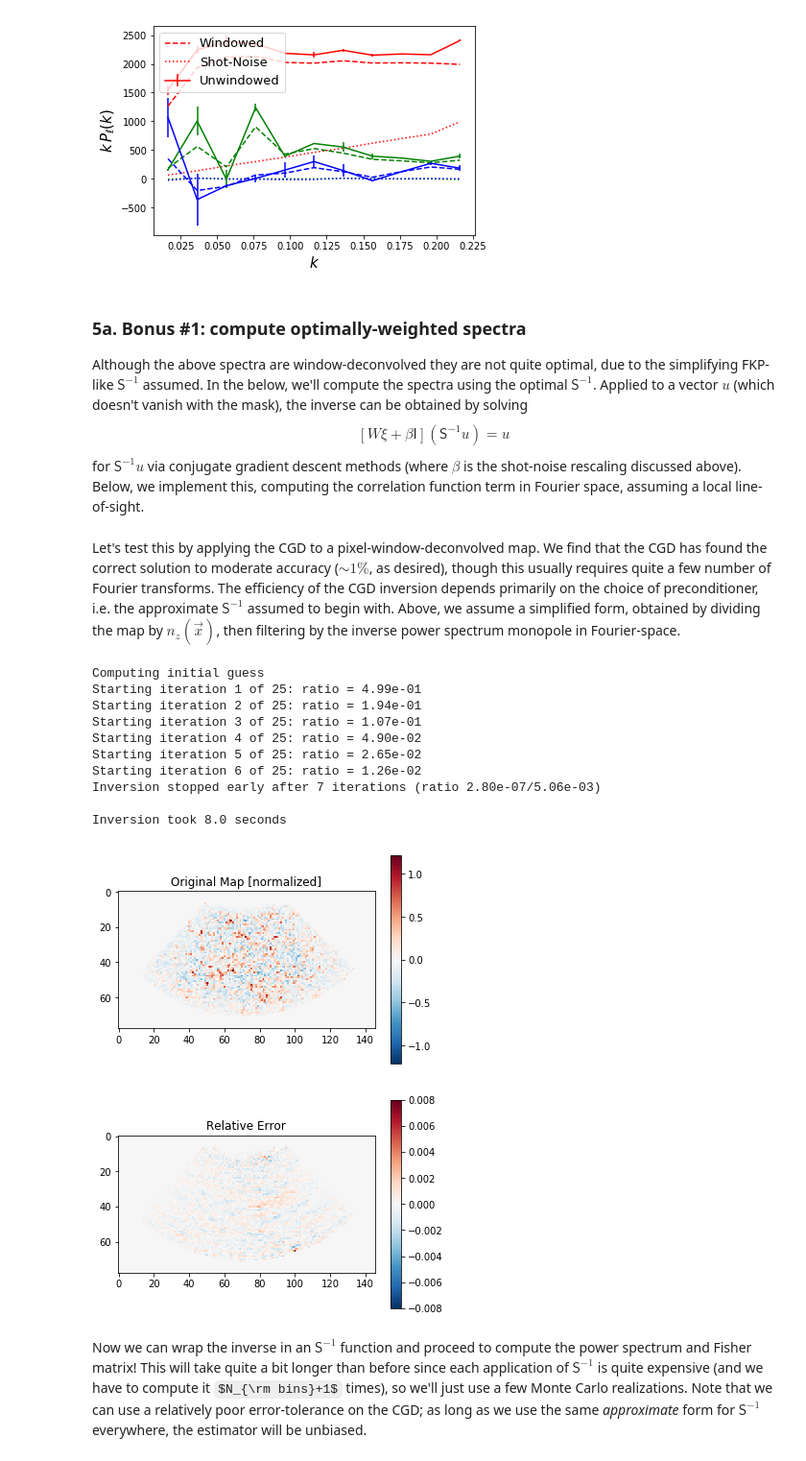
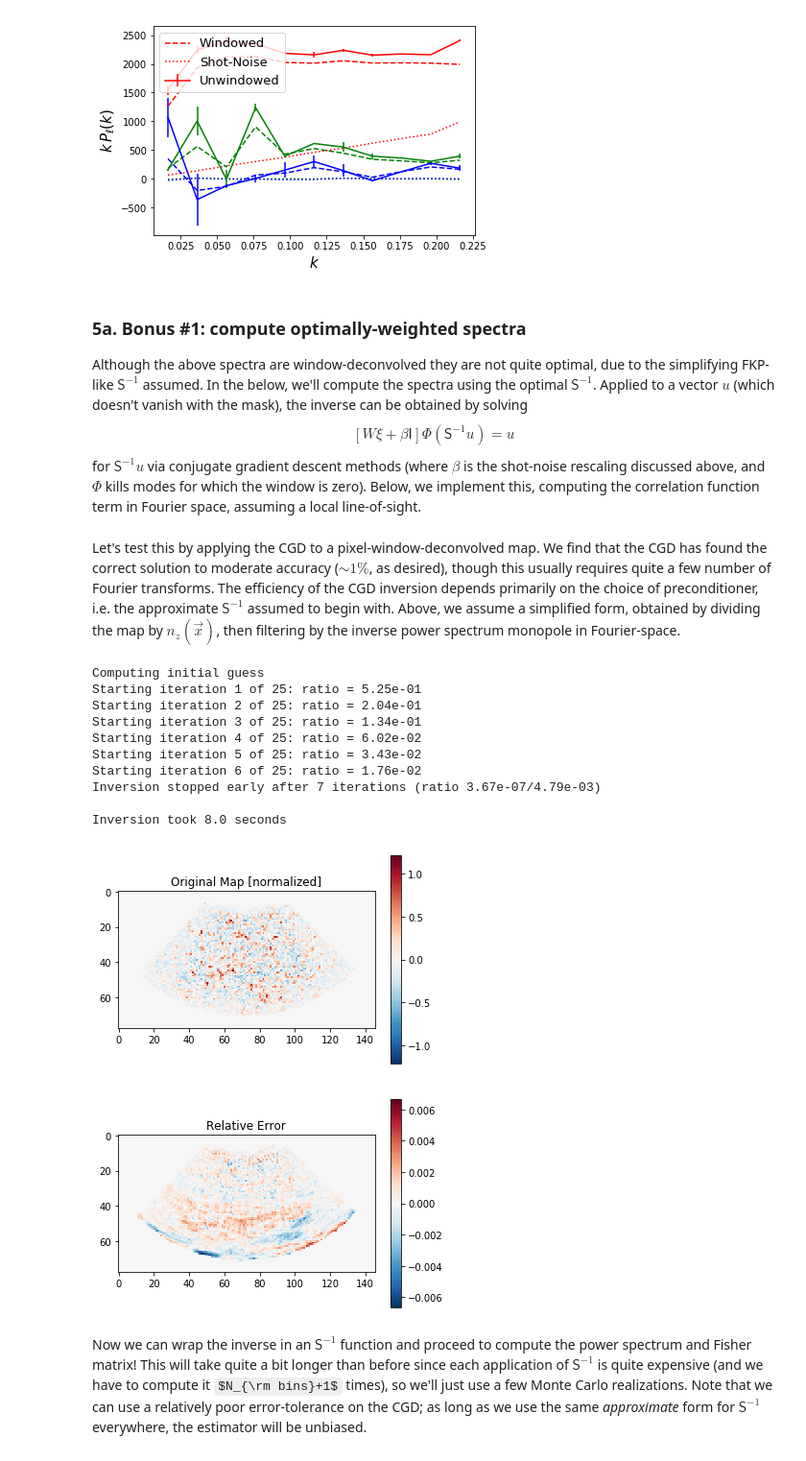
Before and after one commit to oliverphilcox/PolyBin3D, a Jupyter notebook: Tutorial 3 - BOSS Pk Multipoles.ipynb, the cells around one changed output. Shown at 96% size. Drawn from its saved outputs; the diff is of its cells as text; code cells hidden in the pictures; some formulas as TeX source.

```diff
--- a/Tutorial 3 - BOSS Pk Multipoles.ipynb
+++ b/Tutorial 3 - BOSS Pk Multipoles.ipynb
@@ -476,8 +478,8 @@ plt.xlim(k_cen[0]-dk/2,k_cen[-1]+dk/2);
 ### 5a. Bonus #1: compute optimally-weighted spectra
 
 Although the above spectra are window-deconvolved they are not quite optimal, due to the simplifying FKP-like $\mathsf{S}^{-1}$ assumed. In the below, we'll compute the spectra using the optimal $\mathsf{S}^{-1}$. Applied to a vector $u$ (which doesn't vanish with the mask), the inverse can be obtained by solving
-$$[W\xi + \beta \mathsf{I}]\left(\mathsf{S}^{-1}u\right) = u$$
-for $\mathsf{S}^{-1}u$ via conjugate gradient descent methods (where $\beta$ is the shot-noise rescaling discussed above). Below, we implement this, computing the correlation function term in Fourier space, assuming a local line-of-sight.
+$$[W\xi + \beta \mathsf{I}]\Phi\left(\mathsf{S}^{-1}u\right) = u$$
+for $\mathsf{S}^{-1}u$ via conjugate gradient descent methods (where $\beta$ is the shot-noise rescaling discussed above, and $\Phi$ kills modes for which the window is zero). Below, we implement this, computing the correlation function term in Fourier space, assuming a local line-of-sight.
 # %%
 ### First set up the matrix [W xi + beta I](x, y)
 
@@ -504,9 +506,18 @@ Pkl_grid = {0:interp1d(k_arr, P0_arr, bounds_error=False, fill_value=0)(base.mod
 # Define spherical harmonics
 Ylm_fourier = base._compute_real_harmonics(base.k_grids, pspec.lmax, odd_l=False)
 
+# Define zeros of mask
+Phi_grid = np.array(zero_grid,dtype='bool')
+
+# Define the mean of the mask
+mean_mask = np.average(nz_grid,weights=Phi_grid)
+
 # Function to apply the forward matrix
-def apply_matrix(input_map):
-    """Apply the matrix [W xi + beta I](x, y) to a map."""
+def apply_matrix(_input_map):
+    """Apply the matrix [W xi + beta I](x, y)Phi(y) to a map."""
+
+    # Remove pixels outside the mask
+    input_map = _input_map*Phi_grid
 
     # Apply the power spectrum in Fourier-space (up to k_max)
     xi_dot_fourier = 0.+0.j
@@ -519,10 +530,10 @@ def apply_matrix(input_map):
     xi_dot_real = base.to_real(xi_dot_fourier).real
 
     # Apply the mask and Poisson noise
-    output_map = pspec.mask*xi_dot_real + beta*input_map
+    output_map = nz_grid*xi_dot_real + beta*input_map.real
 
     # Return output, killing pixels outside the range of interest
-    return output_map*zero_grid
+    return output_map*Phi_grid
 
 # CGD function
 def cgd_inverse(input_map, applySinv_approx=applySinv_fkp, max_it=25, rel_tol=1e-3, verb=False):
@@ -585,9 +596,6 @@ def cgd_inverse(input_map, applySinv_approx=applySinv_fkp, max_it=25, rel_tol=1e
         print("\nInversion took %.1f seconds"%(time.time()-start))
     return x
 
-# Define the mean of the mask
-mean_mask = np.average(nz_grid,weights=zero_grid)
-
 # Define inverse Pk, *including* shot-noise piece
 invPk0_grid = np.zeros_like(z_grid)
 invPk0_grid[Pkl_grid[0]!=0] = 1./(Pkl_grid[0][Pkl_grid[0]!=0]+1./mean_mask)
@@ -597,38 +605,39 @@ def applySinv_simplified(input_data, input_type='real', output_type='real'):
     """Apply a simplified filter to the data, assuming that both input and output maps are in real-space."""
 
     # Apply zero mask in real-space and divide by n(z)
-    input_real = input_data*zero_grid/nz_grid
+    input_real = input_data*Phi_grid
+    input_real[Phi_grid] /= nz_grid[Phi_grid]
 
     # Transform to Fourier space and apply inverse monopole (including shot-noise)
     output_fourier = base.to_fourier(input_real)*invPk0_grid
 
     # Return output in real-space
-    return base.to_real(output_fourier).real
+    return Phi_grid*base.to_real(output_fourier).real
 # %% [markdown]
 Let's test this by applying the CGD to a pixel-window-deconvolved map. We find that the CGD has found the correct solution to moderate accuracy ($\sim 1\%$, as desired), though this usually requires quite a few number of Fourier transforms. The efficiency of the CGD inversion depends primarily on the choice of preconditioner, i.e. the approximate $\mathsf{S}^{-1}$ assumed to begin with. Above, we assume a simplified form, obtained by dividing the map by $n_z(\vec x)$, then filtering by the inverse power spectrum monopole in Fourier-space.
 # %%
 # Define input map
 input_map = base.to_real(base.to_fourier(density_grid)/base.pixel_window_grid).real
 
 # Apply CGD inverse
 Sinv_map = cgd_inverse(input_map, applySinv_approx=applySinv_simplified, max_it=25, verb=True, rel_tol=1e-2)
 
-# Plot, comparing [W xi + beta I].S^-1.x to the original map, x
-plotter(input_map*zero_grid/np.average(pspec.mask,weights=zero_grid),title='Original Map [normalized]')
-plotter((input_map*zero_grid-apply_matrix(Sinv_map))/np.average(pspec.mask,weights=zero_grid),title='Relative Error')
+# Plot, comparing [W xi + beta I].Phi.S^-1.x to the original map, x
+plotter(input_map*Phi_grid/np.average(pspec.mask,weights=Phi_grid),title='Original Map [normalized]')
+plotter((input_map*Phi_grid-apply_matrix(Sinv_map))/np.average(pspec.mask,weights=Phi_grid),title='Relative Error')
 # %% [output]
 Computing initial guess
-Starting iteration 1 of 25: ratio = 4.99e-01
-Starting iteration 2 of 25: ratio = 1.94e-01
-Starting iteration 3 of 25: ratio = 1.07e-01
-Starting iteration 4 of 25: ratio = 4.90e-02
-Starting iteration 5 of 25: ratio = 2.65e-02
-Starting iteration 6 of 25: ratio = 1.26e-02
-Inversion stopped early after 7 iterations (ratio 2.80e-07/5.06e-03)
+Starting iteration 1 of 25: ratio = 5.25e-01
+Starting iteration 2 of 25: ratio = 2.04e-01
+Starting iteration 3 of 25: ratio = 1.34e-01
+Starting iteration 4 of 25: ratio = 6.02e-02
+Starting iteration 5 of 25: ratio = 3.43e-02
+Starting iteration 6 of 25: ratio = 1.76e-02
+Inversion stopped early after 7 iterations (ratio 3.67e-07/4.79e-03)
 
 Inversion took 8.0 seconds
 [figure]
-[figure, old version]
+[figure, new version]
 # %% [markdown]
 Now we can wrap the inverse in an $\mathsf{S}^{-1}$ function and proceed to compute the power spectrum and Fisher matrix! This will take quite a bit longer than before since each application of $\mathsf{S}^{-1}$ is quite expensive (and we have to compute it $N_{\rm bins}+1$ times), so we'll just use a few Monte Carlo realizations. Note that we can use a relatively poor error-tolerance on the CGD; as long as we use the same *approximate* form for $\mathsf{S}^{-1}$ everywhere, the estimator will be unbiased.
 # %%
```
Also changed, not shown: parts of 7 cells of this notebook, 1 other file.
